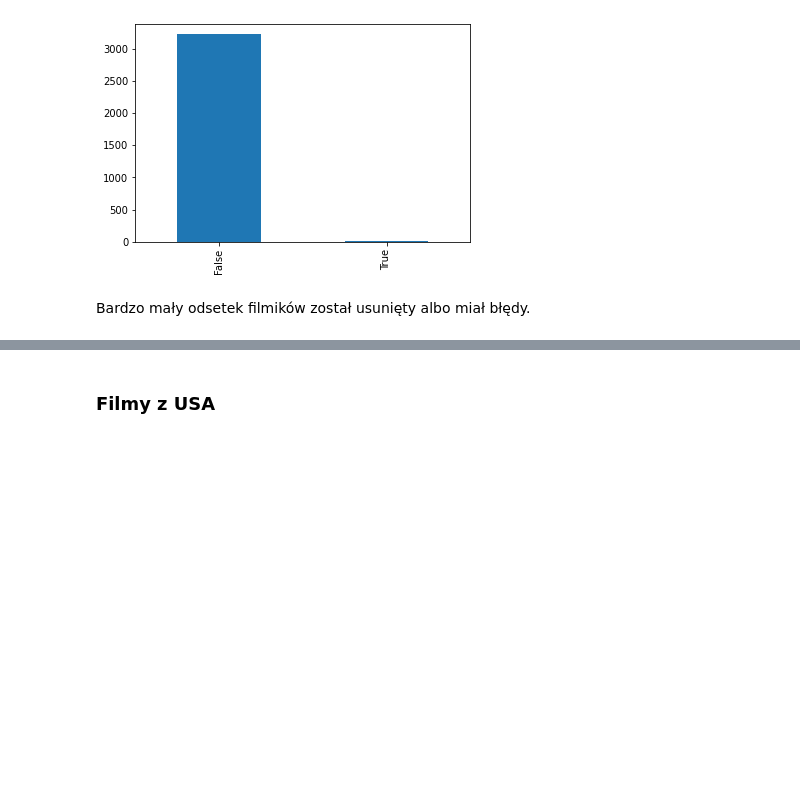
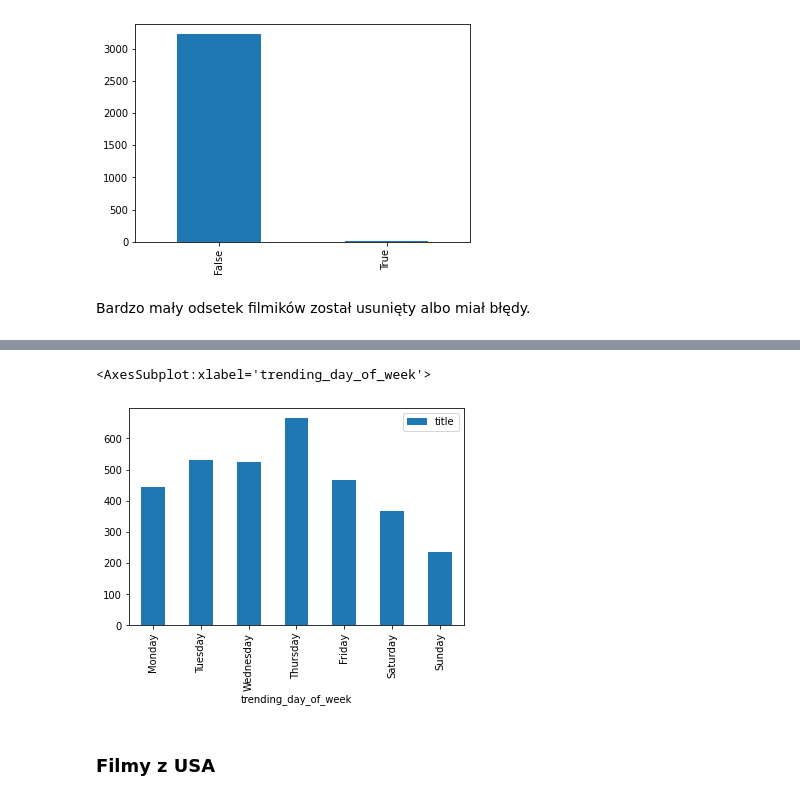
Before and after one commit to Southeaven/PED, a Jupyter notebook: ch1.ipynb, the cells around one changed output, grey strips where cells are left out. Drawn from its saved outputs; the diff is of its cells as text; code cells hidden in the pictures; blank space fills up the shorter version.

```diff
--- a/ch1.ipynb
+++ b/ch1.ipynb
@@ -172,3 +175,15 @@ Bardzo mały odsetek filmików został usunięty albo miał błędy.
+# %%
+trending = gb_videos[["title", "trending_day_of_week"]].groupby("trending_day_of_week").count().reset_index()
+
+weekdays = ['Monday', 'Tuesday', 'Wednesday', 'Thursday', 'Friday', 'Saturday', 'Sunday']
+mapping = {day: i for i, day in enumerate(weekdays)}
+key = trending['trending_day_of_week'].map(mapping)
+trending = trending.iloc[key.argsort()]
+
+trending.plot(kind='bar', x='trending_day_of_week')
+# %% [output]
+<AxesSubplot:xlabel='trending_day_of_week'>
+[figure, added]
 # %% [markdown]
 ### Filmy z USA
 # %% [markdown]
```
Also changed, not shown: parts of 41 cells of this notebook, 5 other files.
